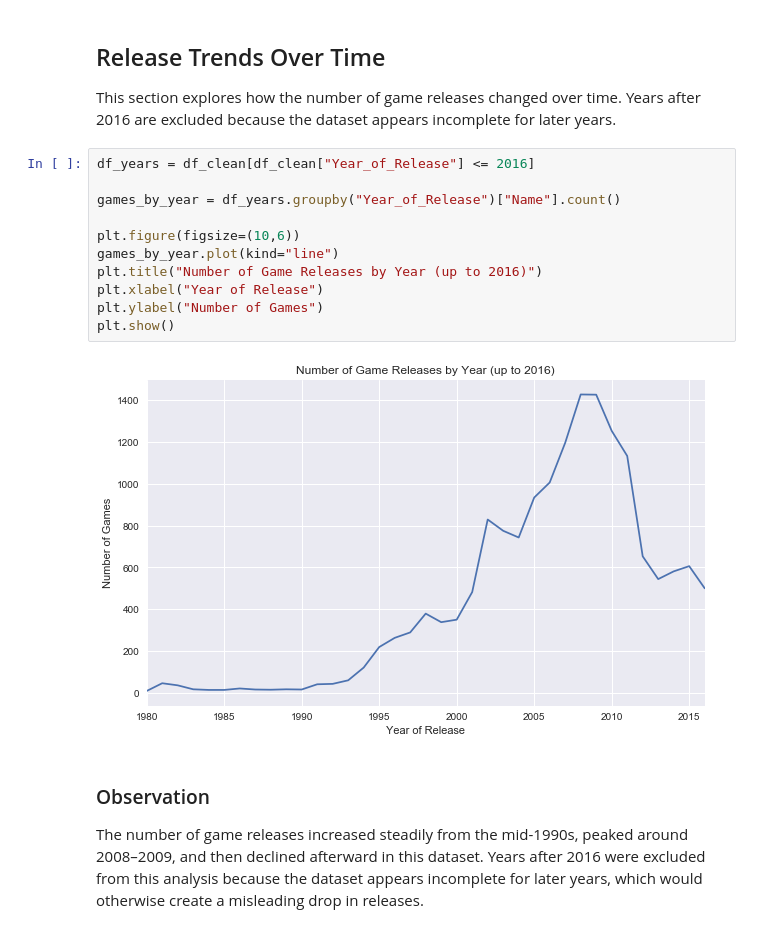
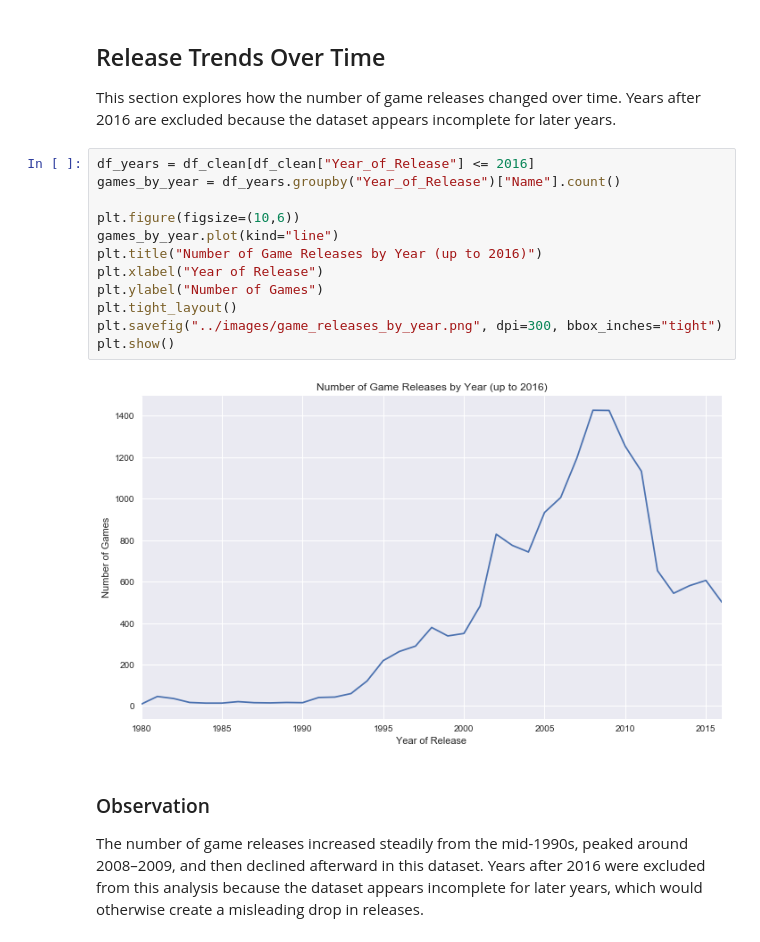
Before and after one commit to maincato/video-game-success-analysis, a Jupyter notebook: notebooks/video_game_success_analysis.ipynb, the cells around one changed output. Drawn from its saved outputs; the diff is of its cells as text.

```diff
--- a/notebooks/video_game_success_analysis.ipynb
+++ b/notebooks/video_game_success_analysis.ipynb
@@ -191,17 +199,18 @@ The comparison table shows that ``Critic_Score`` has a stronger relationship wit
 This section explores how the number of game releases changed over time. Years after 2016 are excluded because the dataset appears incomplete for later years.
 # %%
 df_years = df_clean[df_clean["Year_of_Release"] <= 2016]
-
 games_by_year = df_years.groupby("Year_of_Release")["Name"].count()
 
 plt.figure(figsize=(10,6))
 games_by_year.plot(kind="line")
 plt.title("Number of Game Releases by Year (up to 2016)")
 plt.xlabel("Year of Release")
 plt.ylabel("Number of Games")
+plt.tight_layout()
+plt.savefig("../images/game_releases_by_year.png", dpi=300, bbox_inches="tight")
 plt.show()
 # %% [output]
-[figure, old version]
+[figure, new version]
 # %% [markdown]
 ### Observation
 The number of game releases increased steadily from the mid-1990s, peaked around 2008–2009, and then declined afterward in this dataset. Years after 2016 were excluded from this analysis because the dataset appears incomplete for later years, which would otherwise create a misleading drop in releases.
```
Also changed, not shown: parts of 5 cells of this notebook.
